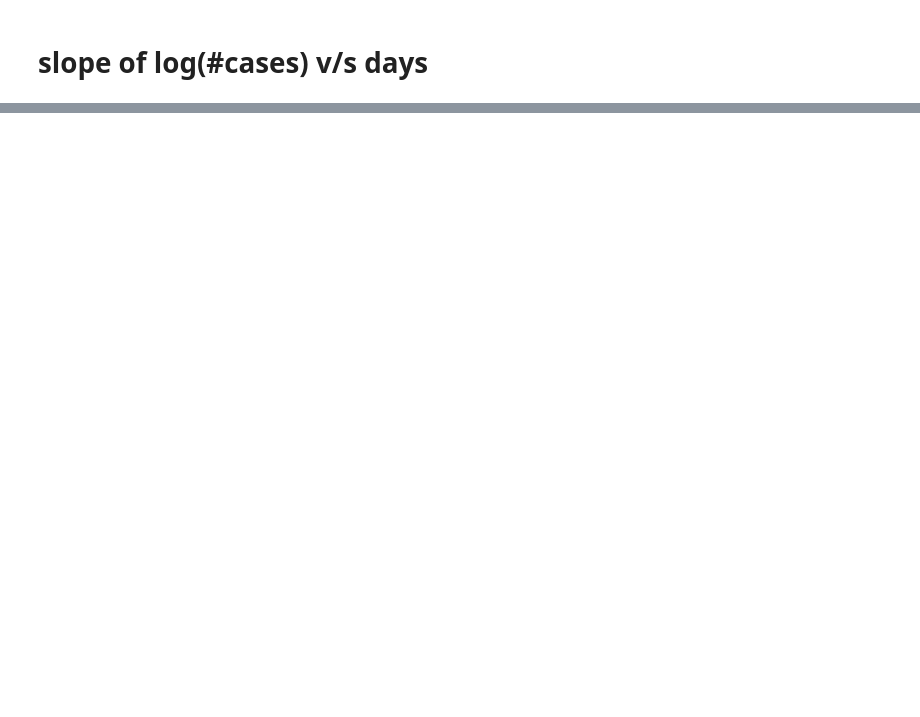
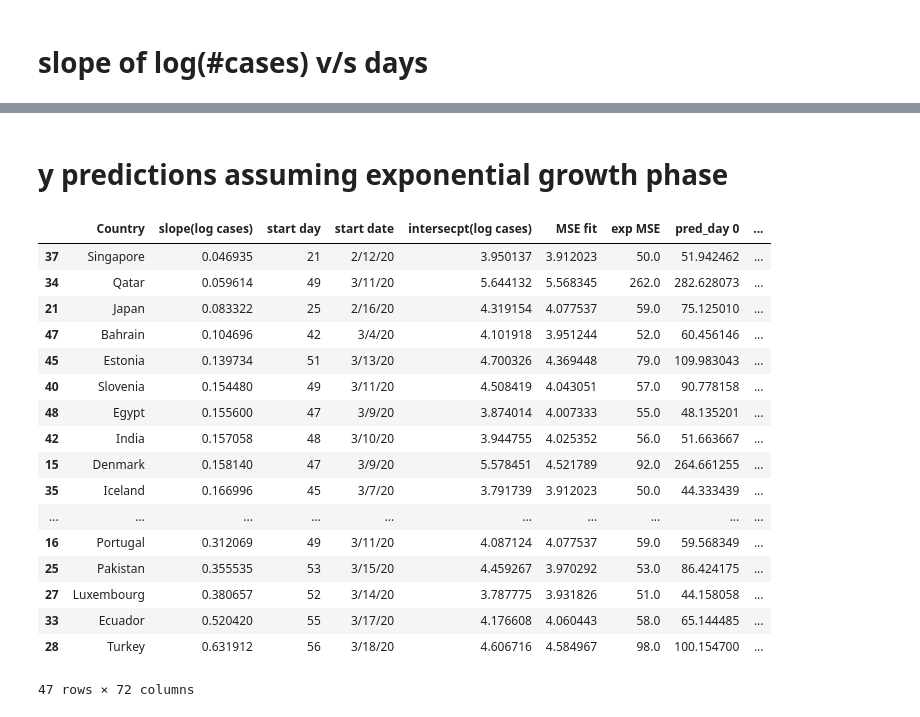
Before and after one commit to srashtig/covid-19-icts, a Jupyter notebook: analysis.ipynb, the cells around one changed output, grey strips where cells are left out. Drawn from its saved outputs; the diff is of its cells as text; code cells hidden in the pictures; blank space fills up the shorter version.

```diff
--- a/analysis.ipynb
+++ b/analysis.ipynb
@@ -226,2 +218,3 @@ def calc_slopes(confirmed_mat,thr=3,guess=1):
 # %%
-slopes=calc_slopes(confirmed_mat,thr=50)
+fit_params_confirmed=calc_slopes(confirmed_mat,thr=50)
+fit_params_active=calc_slopes(active_mat,thr=50)
@@ -288,0 +221,20 @@ array([6.99498439, 5.36293159, 3.77457443, 4.53557237, 2.60221532,
+# %%
+#confirmed cases
+def make_df_cases(fit_params_confirmed):
+    confirmed_fit_df= pd.DataFrame()
+    confirmed_fit_df['Country']=top_affected_countries
+    confirmed_fit_df['slope(log cases)'] = fit_params_confirmed[:,0]
+    confirmed_fit_df['start day'] = fit_params_confirmed[:,2].astype(int)
+    confirmed_fit_df['start date']=df_confirmed_top.columns[confirmed_fit_df['start day']]
+    confirmed_fit_df['intersecpt(log cases)'] = fit_params_confirmed[:,1]
+    confirmed_fit_df['MSE fit'] = fit_params_confirmed[:,3]
+    confirmed_fit_df=confirmed_fit_df.sort_values('slope(log cases)')
+    confirmed_fit_df=confirmed_fit_df[confirmed_fit_df.Country != 'China']
+    confirmed_fit_df=confirmed_fit_df[confirmed_fit_df.Country != 'Korea, South']
+    confirmed_fit_df=confirmed_fit_df[confirmed_fit_df.Country != 'Cruise Ship']
+
+    return confirmed_fit_df
+# %%
+confirmed_fit_df=make_df_cases(fit_params_confirmed)
+confirmed_fit_df.to_csv(r'47_countries_confirmed_fit.csv', index = False)
+confirmed_fit_df
@@ -329,0 +271,34 @@ slopes_country_df
+# %% [markdown]
+# y predictions assuming exponential growth phase
+# %%
+def y_pred(active_fit_df, t_len=65):
+    for day in range(t_len):
+        active_fit_df['exp MSE'] = np.exp(active_fit_df['MSE fit'])
+        active_fit_df['pred_day ' + str(day)] = np.exp(active_fit_df['slope(log cases)']*day + active_fit_df['intersecpt(log cases)'])
+    return active_fit_df
+# %%
+#active_fit_df_y=y_pred(active_fit_df)
+#active_fit_df_y.to_csv(r'47_countries_active_fit_y.csv', index = False)
+confirmed_fit_df_y=y_pred(confirmed_fit_df)
+#confirmed_fit_df_y.to_csv(r'47_countries_confirmed_fit_y.csv', index = False)
+#active_fit_df_y[active_fit_df_y.columns[7:]].as_matrix()
+confirmed_fit_df_y
+# %% [output]
+|  | Country | slope(log cases) | start day | start date | intersecpt(log cases) | MSE fit | exp MSE | pred_day 0 | ... |
+| 37 | Singapore | 0.046935 | 21 | 2/12/20 | 3.950137 | 3.912023 | 50.0 | 51.942462 | ... |
+| 34 | Qatar | 0.059614 | 49 | 3/11/20 | 5.644132 | 5.568345 | 262.0 | 282.628073 | ... |
+| 21 | Japan | 0.083322 | 25 | 2/16/20 | 4.319154 | 4.077537 | 59.0 | 75.125010 | ... |
+| 47 | Bahrain | 0.104696 | 42 | 3/4/20 | 4.101918 | 3.951244 | 52.0 | 60.456146 | ... |
+| 45 | Estonia | 0.139734 | 51 | 3/13/20 | 4.700326 | 4.369448 | 79.0 | 109.983043 | ... |
+| 40 | Slovenia | 0.154480 | 49 | 3/11/20 | 4.508419 | 4.043051 | 57.0 | 90.778158 | ... |
+| 48 | Egypt | 0.155600 | 47 | 3/9/20 | 3.874014 | 4.007333 | 55.0 | 48.135201 | ... |
+| 42 | India | 0.157058 | 48 | 3/10/20 | 3.944755 | 4.025352 | 56.0 | 51.663667 | ... |
+| 15 | Denmark | 0.158140 | 47 | 3/9/20 | 5.578451 | 4.521789 | 92.0 | 264.661255 | ... |
+| 35 | Iceland | 0.166996 | 45 | 3/7/20 | 3.791739 | 3.912023 | 50.0 | 44.333439 | ... |
+| ... | ... | ... | ... | ... | ... | ... | ... | ... | ... |
+| 16 | Portugal | 0.312069 | 49 | 3/11/20 | 4.087124 | 4.077537 | 59.0 | 59.568349 | ... |
+| 25 | Pakistan | 0.355535 | 53 | 3/15/20 | 4.459267 | 3.970292 | 53.0 | 86.424175 | ... |
+| 27 | Luxembourg | 0.380657 | 52 | 3/14/20 | 3.787775 | 3.931826 | 51.0 | 44.158058 | ... |
+| 33 | Ecuador | 0.520420 | 55 | 3/17/20 | 4.176608 | 4.060443 | 58.0 | 65.144485 | ... |
+| 28 | Turkey | 0.631912 | 56 | 3/18/20 | 4.606716 | 4.584967 | 98.0 | 100.154700 | ... |
+47 rows × 72 columns
```
Also changed, not shown: parts of 25 cells of this notebook, 10 other files.
